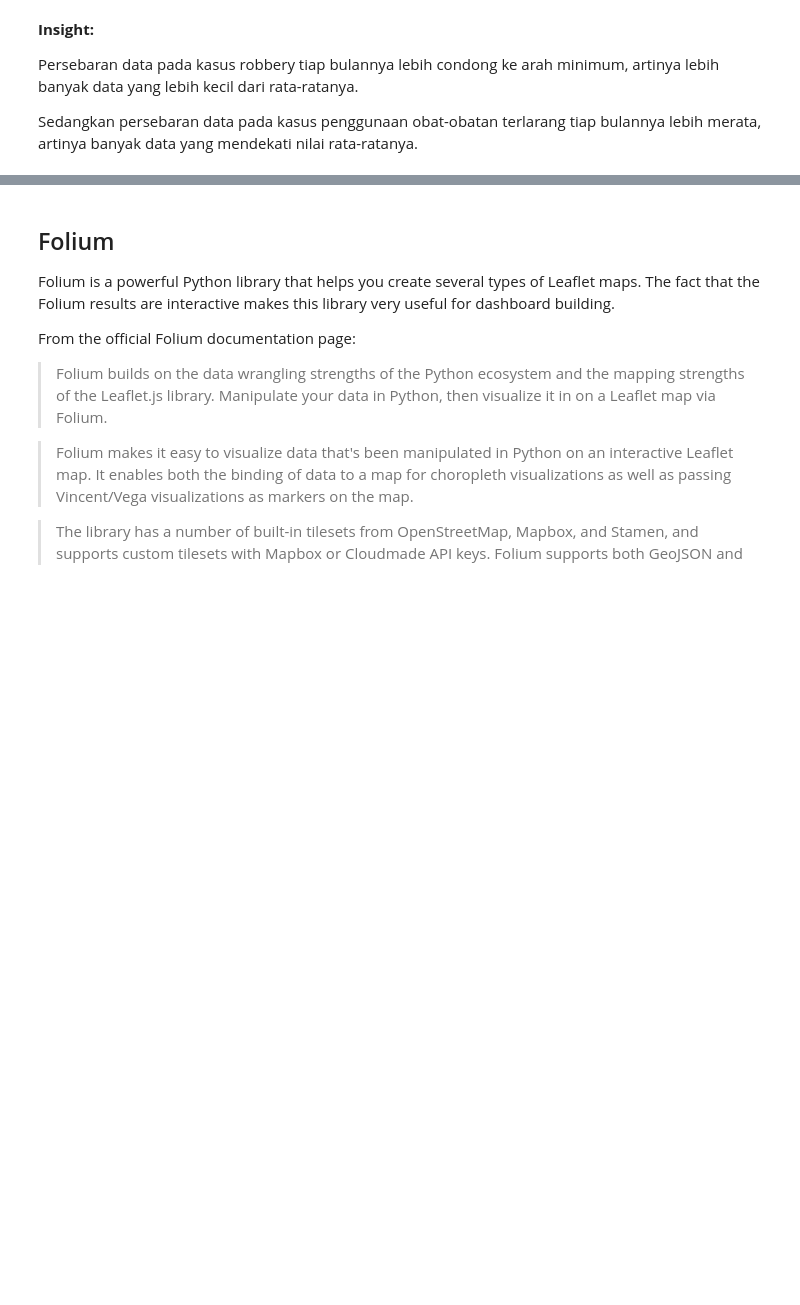
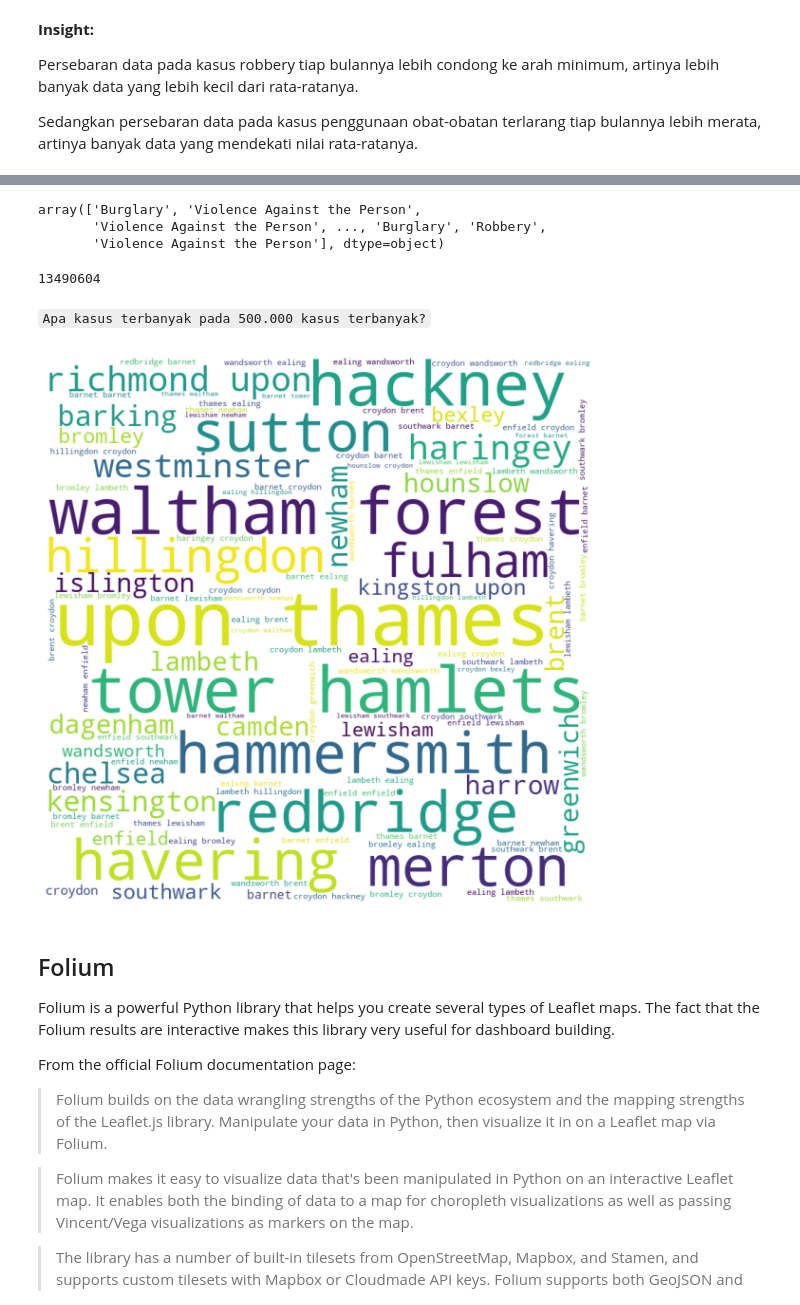
Before and after one commit to layliry/tugas1, a Jupyter notebook: pytn_1_078_laylirahmaniay.ipynb, the cells around one changed output, grey strips where cells are left out. Saved outputs shown, nothing was run; the diff lists cells and outputs as text; code cells hidden in the pictures; blank space fills up the shorter version.

Commit message:
adding wordclouds for 500.000 case

```diff
--- a/pytn_1_078_laylirahmaniay.ipynb
+++ b/pytn_1_078_laylirahmaniay.ipynb
@@ -1030,0 +1061,3 @@ Sedangkan persebaran data pada kasus penggunaan obat-obatan terlarang tiap bulan
+# %%
+df_boroughtop = df_lndcrime.head(500000)
+df_boroughtop
@@ -1031,3 +1079,41 @@ Sedangkan persebaran data pada kasus penggunaan obat-obatan terlarang tiap bulan
+# %%
+wc_lndcrime = df_lndcrime.index.values
+
+wc_lndcrime
+# %% [output]
+array(['Burglary', 'Violence Against the Person',
+       'Violence Against the Person', ..., 'Burglary', 'Robbery',
+       'Violence Against the Person'], dtype=object)
+# %%
+print(len(wc_lndcrime))
+# %% [output]
+13490604
+# %% [markdown]
+`Apa kasus terbanyak pada 500.000 kasus terbanyak?`
+# %%
+stopwords = set(STOPWORDS)
+borough_words = ''
+for val in df_boroughtop['borough']:
+    val=str(val)
+    tokens = val.split()
+
+    for i in range(len(tokens)) :
+        tokens[i]=tokens[i].lower()
+
+    borough_words += " ".join(tokens)+" "
+
+wordcloud = WordCloud(width = 800, height = 800,
+                        background_color="white",
+                        stopwords = stopwords,
+                        min_font_size = 10).generate(borough_words)
+
+plt.figure(figsize =(8,10), facecolor=None)
+plt.imshow(wordcloud)
+plt.axis("off")
+plt.tight_layout(pad=0)
+plt.show()
+# %% [output]
+[figure, added]
 # %% [markdown]
 ## Folium
 
```
Also changed, not shown: parts of 5 cells of this notebook.
